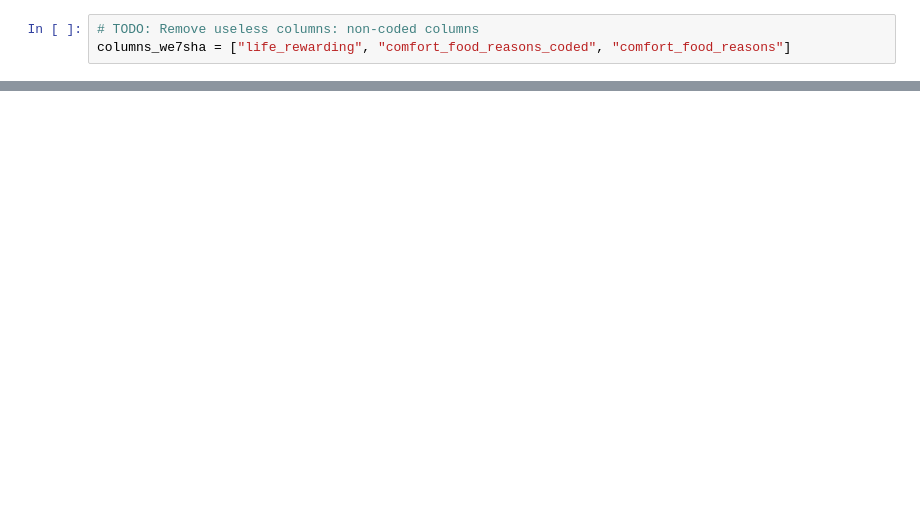
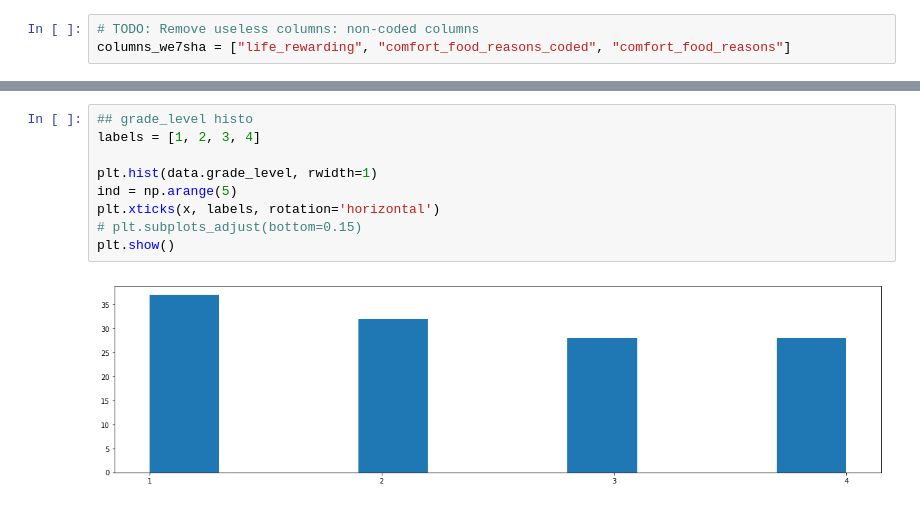
Before and after one commit to ahmedhagii/visual-analytics-project, a Jupyter notebook: visual-analytics-lab.ipynb, the cells around one changed output, grey strips where cells are left out. Drawn from its saved outputs; the diff is of its cells as text; blank space fills up the shorter version.

```diff
--- a/visual-analytics-lab.ipynb
+++ b/visual-analytics-lab.ipynb
@@ -191,0 +224,11 @@ Name: calories_day, dtype: float64
+# %%
+## grade_level histo
+labels = [1, 2, 3, 4]
+
+plt.hist(data.grade_level, rwidth=1)
+ind = np.arange(5)
+plt.xticks(x, labels, rotation='horizontal')
+# plt.subplots_adjust(bottom=0.15)
+plt.show()
+# %% [output]
+[figure, added]
```
Also changed, not shown: parts of 14 cells of this notebook, 2 other files.
